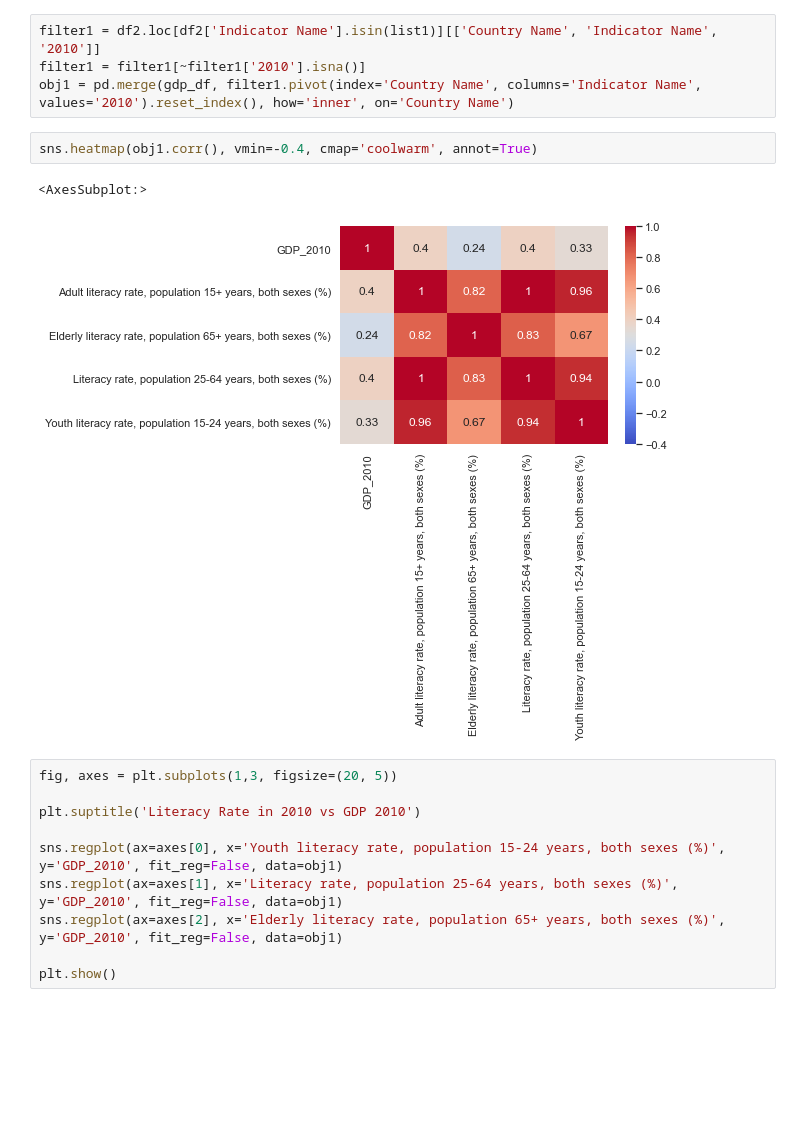
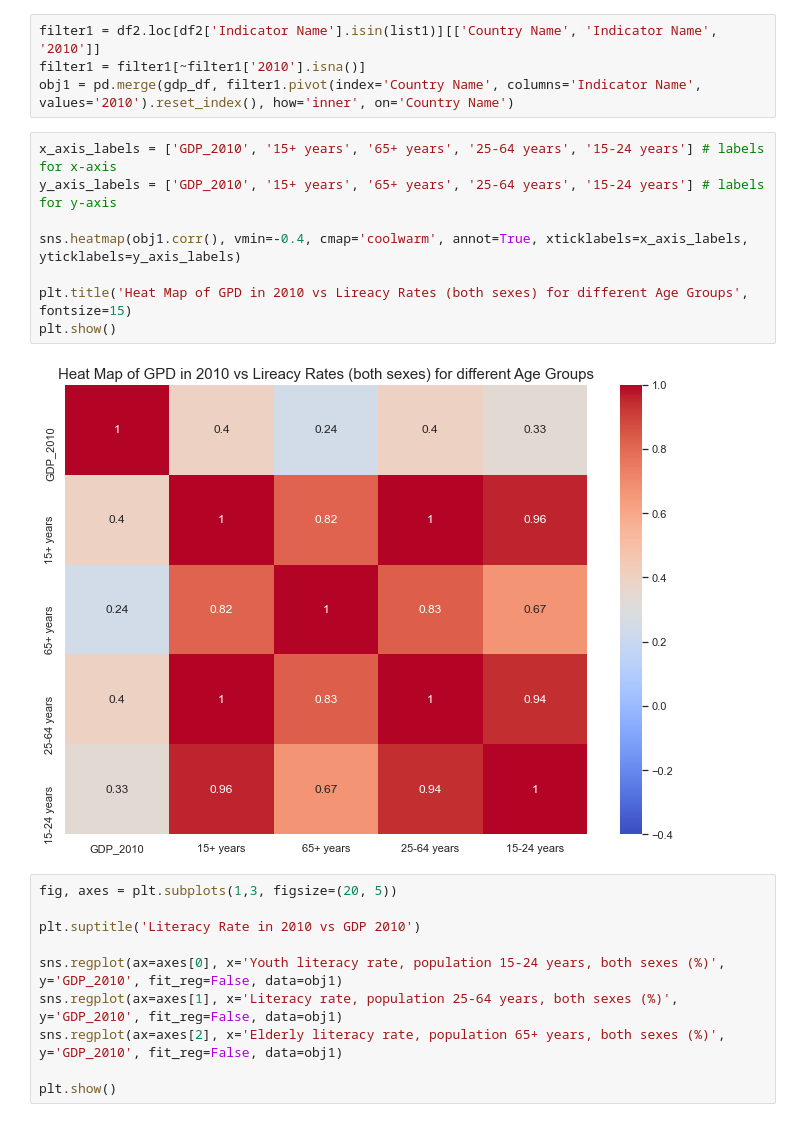
Before and after one commit to nikhilans/global-education-analysis, a Jupyter notebook: CH_Nikhila_N_S_World_Bank_Global_Education_Analysis_Capstone_Project.ipynb, the cells around one changed output. Drawn from its saved outputs; the diff is of its cells as text; blank space fills up the shorter version.

```diff
--- a/CH_Nikhila_N_S_World_Bank_Global_Education_Analysis_Capstone_Project.ipynb
+++ b/CH_Nikhila_N_S_World_Bank_Global_Education_Analysis_Capstone_Project.ipynb
@@ -633,11 +636,16 @@ list1 = ['Youth literacy rate, population 15-24 years, both sexes (%)',
 filter1 = df2.loc[df2['Indicator Name'].isin(list1)][['Country Name', 'Indicator Name', '2010']]
 filter1 = filter1[~filter1['2010'].isna()]
 obj1 = pd.merge(gdp_df, filter1.pivot(index='Country Name', columns='Indicator Name', values='2010').reset_index(), how='inner', on='Country Name')
-# %%
-sns.heatmap(obj1.corr(), vmin=-0.4, cmap='coolwarm', annot=True)
-# %% [output]
-<AxesSubplot:>
-[figure, removed]
+# %%
+x_axis_labels = ['GDP_2010', '15+ years', '65+ years', '25-64 years', '15-24 years'] # labels for x-axis
+y_axis_labels = ['GDP_2010', '15+ years', '65+ years', '25-64 years', '15-24 years'] # labels for y-axis
+
+sns.heatmap(obj1.corr(), vmin=-0.4, cmap='coolwarm', annot=True, xticklabels=x_axis_labels, yticklabels=y_axis_labels)
+
+plt.title('Heat Map of GPD in 2010 vs Lireacy Rates (both sexes) for different Age Groups', fontsize=15)
+plt.show()
+# %% [output]
+[figure, added]
 # %%
 fig, axes = plt.subplots(1,3, figsize=(20, 5))
 
```
Also changed, not shown: parts of 17 cells of this notebook.
